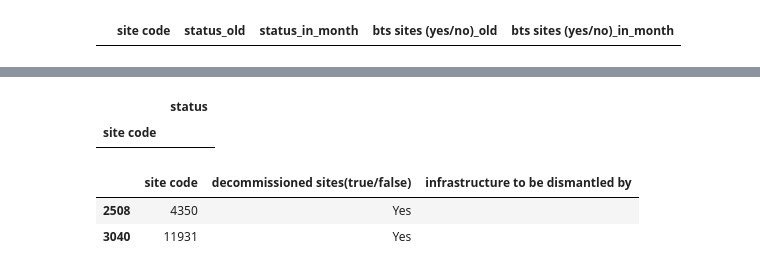
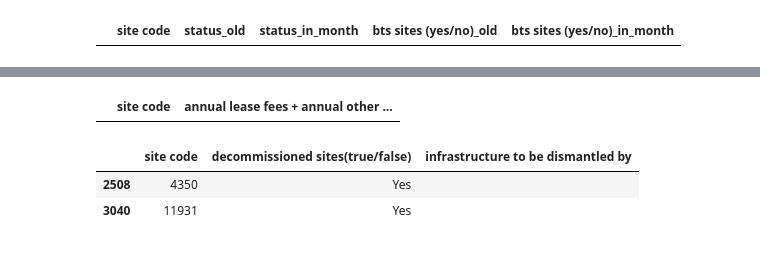
Before and after one commit to emerenan/xlsx_validation, a Jupyter notebook: pt_validations.ipynb, the cells around one changed output, grey strips where cells are left out. Cells and saved outputs as stored; diff of their text form; code cells hidden in the pictures.

```diff
--- a/pt_validations.ipynb
+++ b/pt_validations.ipynb
@@ -388,19 +393,22 @@ df_mom_bts
+# %%
+df_annual_lease_fees_errors = towerdb[(towerdb[tw_status]=='In Service')&(towerdb['annual lease fees + annual other fees']=='')][[tw_index, 'annual lease fees + annual other fees']]
+df_annual_lease_fees_errors
+# %% [output]
+|  | site code | annual lease fees + annual other ... |
 # %%
-def check_picklist_v1(df,df_index,df_status, df_cols, picklist_dict):
+def check_picklist(df, df_index, df_status, picklist_dict):
     from collections import defaultdict
 
+    df_cols = list(picklist_dict.keys())
     df_picklist = df[df_cols].fillna('')
     df_picklist = df_picklist.to_dict(orient='list')
 
     new_dic = defaultdict(list)
-    """for id in df_picklist[df_index]:
-        if id not in new_dic.keys():
-            new_dic[df_index].append(id)"""
 
     for column in set(picklist_dict.keys()):
         for value in df_picklist[column]:
             if value not in set(picklist_dict[column]):
-                if pd.isnull(value) or pd.isna(value) or value=='' or value=='nan':
+                if pd.isnull(value) or pd.isna(value) or value == '' or value == 'nan':
                     new_dic[column].append('Blank Value')
                 else:
                     new_dic[column].append(f'Incorrect value: {value}')
@@ -416,37 +424,46 @@ def check_picklist_v1(df,df_index,df_status, df_cols, picklist_dict):
     df_errors = df_errors.reset_index()
 
     df = df[[df_index, df_status]]
-    df_errors = pd.merge(df_errors,df, how='left', on=[df_index])
-    df_errors = df_errors.set_index(df_index)
-    df_errors = df_errors[[df_status]+ df_errors.columns[:-1].tolist()]
-    #df_errors = df_errors.reset_index()
+    df_errors = pd.merge(df_errors, df, how='left', on=[df_index], suffixes=('_checked', '_actual'))
+    cols = list(df_errors.columns)
+    if df_status + '_actual' in cols:
+        df_errors = df_errors.set_index([df_index, df_status + '_actual'])
+    else:
+        df_errors = df_errors.set_index([df_index])
+        df_errors = df_errors[[df_status] + df_errors.columns[:-1].tolist()]
+    df_errors = df_errors.reset_index()
     return df_errors
 
-picklist_cols = ['Categorization by Transmission Sys', 'Core site type', 'Transmission Hub Site (YES/NO)',\
-                 'Transmission Hub Site (inc. with/without Shelters)','Transmission Site (inc. with/without Shelters)',\
-                 'Room configuration', 'Climate Control (YES/NO)', 'Power Supply ', 'Strategic Site (YES/NO)',\
-                 'Critical Site (YES/NO)', 'Is the Site a WIP site', '	NOS shared site (Yes/No)',\
-                 '	MEO shared site (Yes/No)', 'BTS Sites (Yes/No)', 'Sites_As_Metered_Estimated', 'Strategic_Site_Bucket', \
-                 'Critical_Site_Beyond_10', 'Legacy_Site_Agreement_Terminated(Yes/NO)', 'Decommissioned Sites(True/false)']
+picklists = {
+    'categorization by transmission sys': ['Macro','Macro+DAS', 'Public DAS','Repeater','Transmission','Long-term Mobile','Outdoor Small Cells'],
+    'categorization by transmission sys (sub-cluster)': ['Standard','Core','Dual Use Site','Transmission','Repeater','Long-term Mobile','DAS active','DAS passive',\
+                                                         'Macro+DAS active','Macro+DAS passive','Outdoor Small Cells'],
+    'categorization by site type': ['RTT','GBT','DAS active','DAS passive','RTT+DAS active','GBT+DAS active','RTT+DAS passive','GBT+DAS passive','Outdoor Small Cells'],
 
-picklists = {
-    'categorization by transmission sys': ['Macro','Macro+DAS', 'Public DAS','Repeater','Transmission'],
     'core site type': ['Non Core', 'Case A', 'Case B'],
     'transmission hub site (yes/no)': ['Yes','No'],
     'transmission hub site (inc. with/without shelters)': ['Non Transmission Hub Site', 'With shelters', 'Without shelters'],
-    'transmission site (inc. with/without shelters)': ['Non Transmission Site', 'Without shelters'],
-    'room configuration': ['Outdoor', 'Indoor'],
-    'climate control (yes/no)': ['Yes; Indoor Air Conditioning','', 'No'],
-    'power supply ': ['AC','DC'],
+    'transmission site (inc. with/without shelters)': ['Non Transmission Site','With shelters', 'Without shelters'],
+    'room configuration': ['Outdoor', 'Indoor', 'Indoor & Outdoor'],
+    'climate control (yes/no)': ['Yes; Indoor Air Conditioning','Yes; Indoor Air Conditioning and Free Air cooling / Free cooling units', 'No'],
+    'air conditioning (yes/no)': ['Yes','No'],
+    'power supply ': ['AC','DC','AC & DC','No Power'],
     'strategic site (yes/no)': ['Yes','No'],
     'critical site (yes/no)': ['Yes','No'],
     'is the site a wip site': ['Yes','No'],
     '	nos shared site (yes/no)': ['Yes','No'],
     '	meo shared site (yes/no)': ['Yes','No'],
+    'details of any active sharing involving operator applicable in respect of the site (and, where applicable, the type of active sharing);': ['MORAN (On VF equipment)', 'MORAN (On non-VF equipment)','MOCN with Spectrum Pooling','Partial Active-Passive','No Active Sharing'],
+    'sites under hawkins arrangements (yes/no)': ['Yes: Hosting Agreement Site (Colour)','Yes: Shared Agreement Site (Grey)','No'],
+    'hawkins sites (yes/no)': ['No','Yes - Colour - Site exits where both VF and NOS will leave the site and remove all equipment',\
+                               'Yes - Grey - Site exits where both VF and NOS will leave the site and remove all equipment',\
+                               'Yes - Site exits where VF and NOS will leave, but a third operator/tenant (e.g. MEO) will remain on the site',\
+                               'Yes - Sites where VF and NOS will leave the site, VF radio equipment be removed but VF may leave their transmission equipment on site'],
     'bts sites (yes/no)': ['Yes','No'],
     'sites_as_metered_estimated': ['Estimated Model','Metered Model'],
-    'strategic_site_bucket': ['Yes - 0-5%','Non Strategic'],
+    'strategic_site_bucket': ['Yes - 0-5%','Yes - 5-10%', 'Non Strategic'],
     'critical_site_beyond_10': ['Beyond 10%','Within 10%','Non Critical'],
+    'subsequent_sharing_arrangement': ['Yes','No'],
     'legacy_site_agreement_terminated(yes/no)': ['Yes','No'],
     'decommissioned sites(true/false)': ['Yes','No']}
 
@@ -454,13 +471,10 @@ picklist_cols = lower_str(picklist_cols)
 
 actives = towerdb[towerdb[tw_status]=='In Service']
 #df_picklist= check_picklist(towerdb,tw_index,tw_status, picklist_cols, picklists)
-df_picklist= check_picklist_v1(actives,tw_index,tw_status, picklist_cols, picklists)
+df_picklist= check_picklist(actives,tw_index,tw_status, picklists)
 df_picklist
 #df_picklist_errors = check_picklist_3(tw ,twdb_index, picklists)
 #Tem errors
-# %% [output]
-|  | status |
-| site code |  |
 # %%
 """New Sites Check"""
 # Read msa files to match site code information from towerdb file
```
Also changed, not shown: parts of 6 cells of this notebook.
